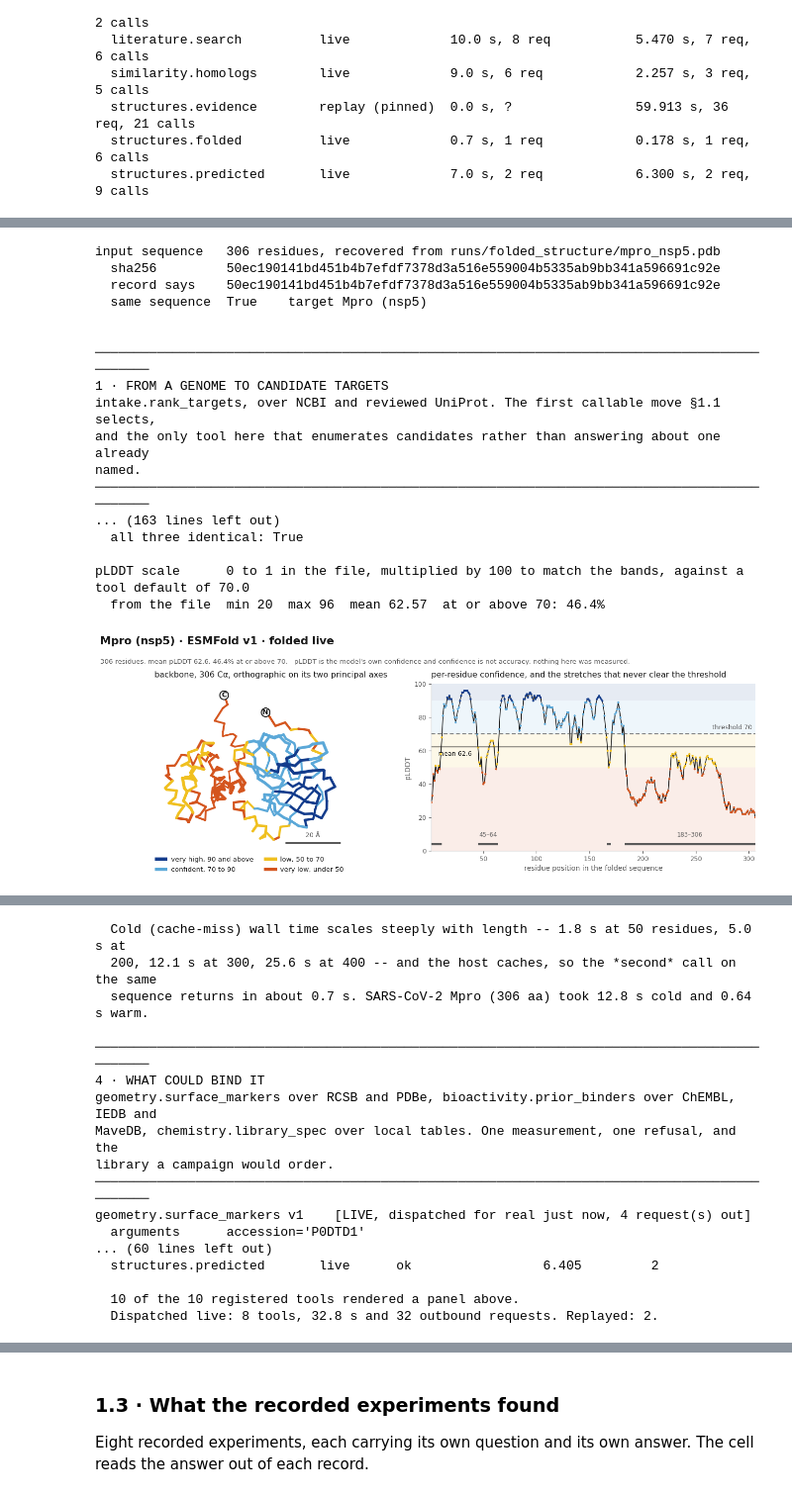
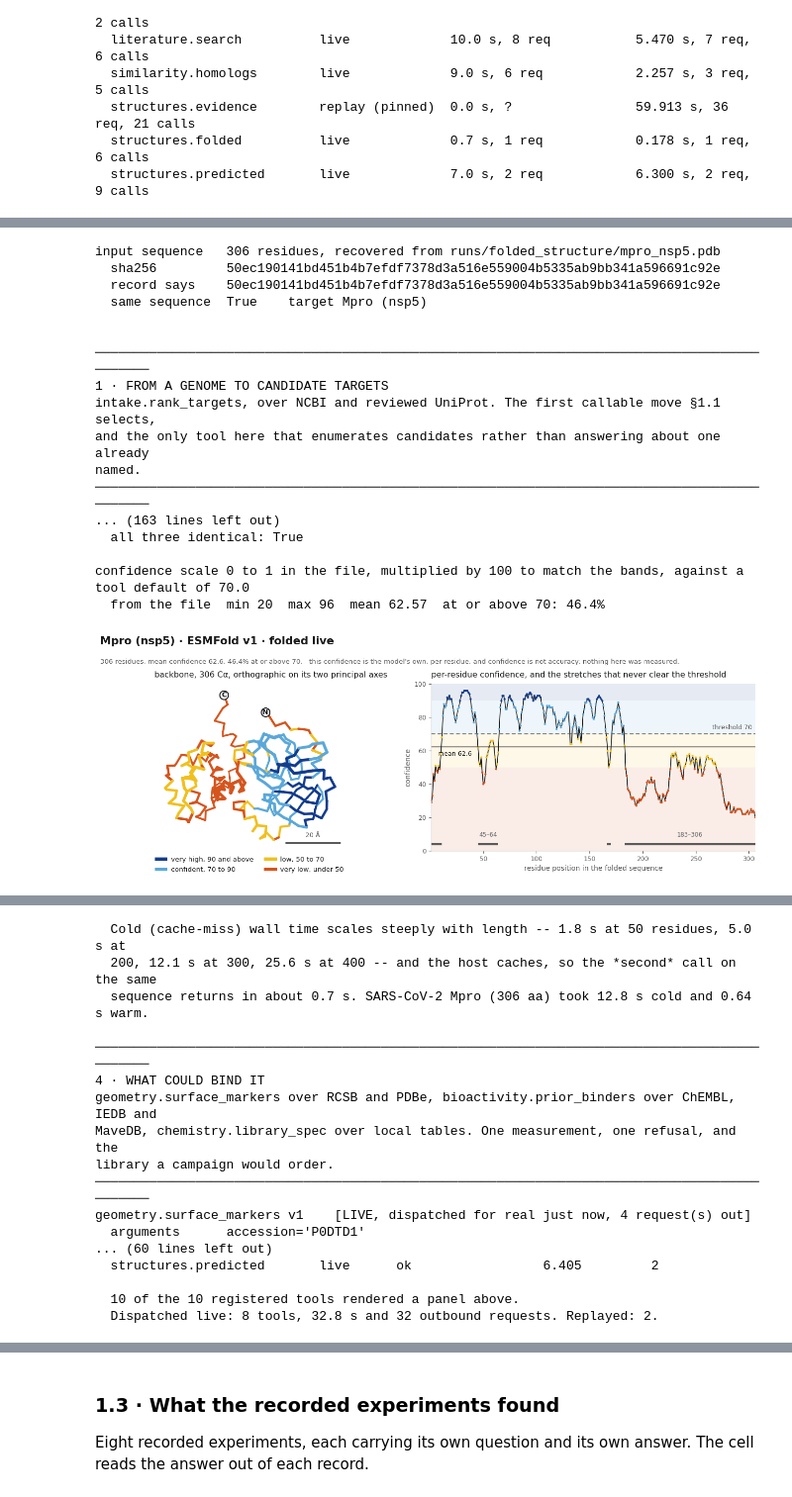
Before and after one commit to willibmwang/bind-the-unknown, a Jupyter notebook: notebooks/double_arm_mvp.ipynb, the cells around one changed output, grey strips where cells are left out. Shown at 99% size. Saved outputs shown, nothing was run; the diff lists cells and outputs as text; code cells hidden in the pictures.

```diff
--- a/notebooks/double_arm_mvp.ipynb
+++ b/notebooks/double_arm_mvp.ipynb
@@ -988,7 +990,8 @@ if lit["envelope"] and lit["envelope"]["value"]:
     axes = lit["envelope"]["value"].get("axes") or {}
     if axes:
         print(textwrap.fill(
-            "narrowed hit count per dossier axis, which is attention and not evidence: "
+            "narrowed hit count per question asked about the target, which is attention "
+            "and not evidence: "
             + ", ".join(f"{k} {v['hit_count']}" for k, v in axes.items()), 91,
             initial_indent="      ", subsequent_indent="      "))
         print()
@@ -1028,7 +1031,8 @@ rows_table(fam, lambda v: v["residue_ranges"],
                                           if len(f["ranges"]) > 2 else "")),
             ("name", 30, lambda f: f["name"])),
            limit=4,
-           caption="assignments with their residue ranges, the form a dossier axis can use")
+           caption="assignments with their residue ranges, the form a question about the "
+                   "target can use")
 if fam["envelope"] and fam["envelope"]["value"]:
     key = fam["envelope"]["value"].get("literature_key") or {}
     if key.get("usable"):
@@ -1086,7 +1090,7 @@ if value and cite:
     print(f"  pdb_sha256 the record states           {same[1]}")
     print(f"  sha256 of the committed file on disk   {same[2]}")
     print(f"  bytes {len(returned)} returned against {cite['pdb_bytes']} recorded, "
-          f"mean pLDDT {value['mean_plddt']} against {cite['mean_plddt']} recorded")
+          f"mean confidence {value['mean_plddt']} against {cite['mean_plddt']} recorded")
     print(f"  all three identical: {len(set(same)) == 1}")
     if fold["mode"] == "replay":
         print("  the call above did not run, so this is only a test of the endpoint when the "
@@ -1101,7 +1105,7 @@ if value:
     # has never seen draws its threshold from the same declaration.
     threshold = next(p for p in tool("structures.folded").parameters
                      if p.name == "confident_plddt")
-    print(f"pLDDT scale      {scale_note}, against a tool default of {threshold.default}")
+    print(f"confidence scale {scale_note}, against a tool default of {threshold.default}")
     print(f"  from the file  min {plddt.min():.0f}  max {plddt.max():.0f}  "
           f"mean {plddt.mean():.2f}  at or above {threshold.default:.0f}: "
           f"{(plddt >= threshold.default).mean() * 100:.1f}%\n")
@@ -1109,10 +1113,10 @@ if value:
         resnum, xyz, plddt,
         f"{cite.get('target_name', 'target')} · {value['model']} · "
         f"{'folded live' if fold['mode'] == 'live' else 'replayed from the committed call'}",
-        f"{len(resnum)} residues, mean pLDDT {plddt.mean():.1f}, "
+        f"{len(resnum)} residues, mean confidence {plddt.mean():.1f}, "
         f"{(plddt >= threshold.default).mean() * 100:.1f}% at or above "
-        f"{threshold.default:.0f}.   pLDDT is the model's own confidence and confidence is "
-        "not accuracy: nothing here was measured.",
+        f"{threshold.default:.0f}.   this confidence is the model's own, per residue, and "
+        "confidence is not accuracy: nothing here was measured.",
         confident_plddt=threshold.default,
         runs=[tuple(r) for r in cite.get("low_confidence_runs", ())])
     plt.show()
@@ -1216,35 +1220,35 @@ missing = sorted(set(TOOLS) - set(seen))
 live_tools = sum(1 for r in seen.values() if r["mode"] == "live")
 print(f"\n  {len(seen)} of the {len(TOOLS)} registered tools rendered a panel above"
       + ("." if not missing else f", and these did not: {', '.join(missing)}."))
 print(f"  Dispatched live: {live_tools} tool{'' if live_tools == 1 else 's'}, "
       f"{total_seconds:.1f} s and {int(total_requests)} outbound request"
       f"{'' if int(total_requests) == 1 else 's'}. "
       f"Replayed: {len(seen) - live_tools}.")
 if fell_back:
     print(textwrap.fill(
         f"{len(fell_back)} of those replays followed a live call that did not come back: "
         + ", ".join(fell_back) + ". What those attempts spent before falling back is counted "
         "in the total above, because a doomed call is still a call.", 93,
         initial_indent="  ", subsequent_indent="  "))
 # %% [output]
 input sequence   306 residues, recovered from runs/folded_structure/mpro_nsp5.pdb
   sha256         50ec190141bd451b4b7efdf7378d3a516e559004b5335ab9bb341a596691c92e
   record says    50ec190141bd451b4b7efdf7378d3a516e559004b5335ab9bb341a596691c92e
   same sequence  True    target Mpro (nsp5)
 
 
 ─────────────────────────────────────────────────────────────────────────────────────────────
 1 · FROM A GENOME TO CANDIDATE TARGETS
 intake.rank_targets, over NCBI and reviewed UniProt. The first callable move §1.1 selects,
 and the only tool here that enumerates candidates rather than answering about one already
 named.
 ─────────────────────────────────────────────────────────────────────────────────────────────
 ... (163 lines left out)
   all three identical: True
 
-pLDDT scale      0 to 1 in the file, multiplied by 100 to match the bands, against a tool default of 70.0
+confidence scale 0 to 1 in the file, multiplied by 100 to match the bands, against a tool default of 70.0
   from the file  min 20  max 96  mean 62.57  at or above 70: 46.4%
-[figure, old version]
+[figure, new version]
 [interactive output not drawn]
   Cold (cache-miss) wall time scales steeply with length -- 1.8 s at 50 residues, 5.0 s at
   200, 12.1 s at 300, 25.6 s at 400 -- and the host caches, so the *second* call on the same
```
Also changed, not shown: parts of 28 cells of this notebook.
